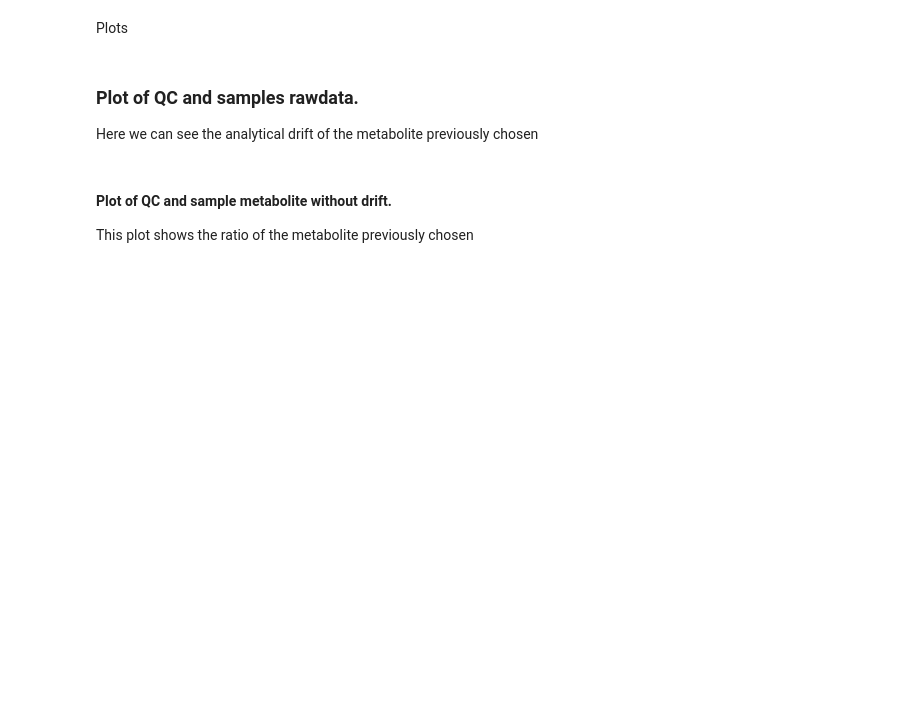
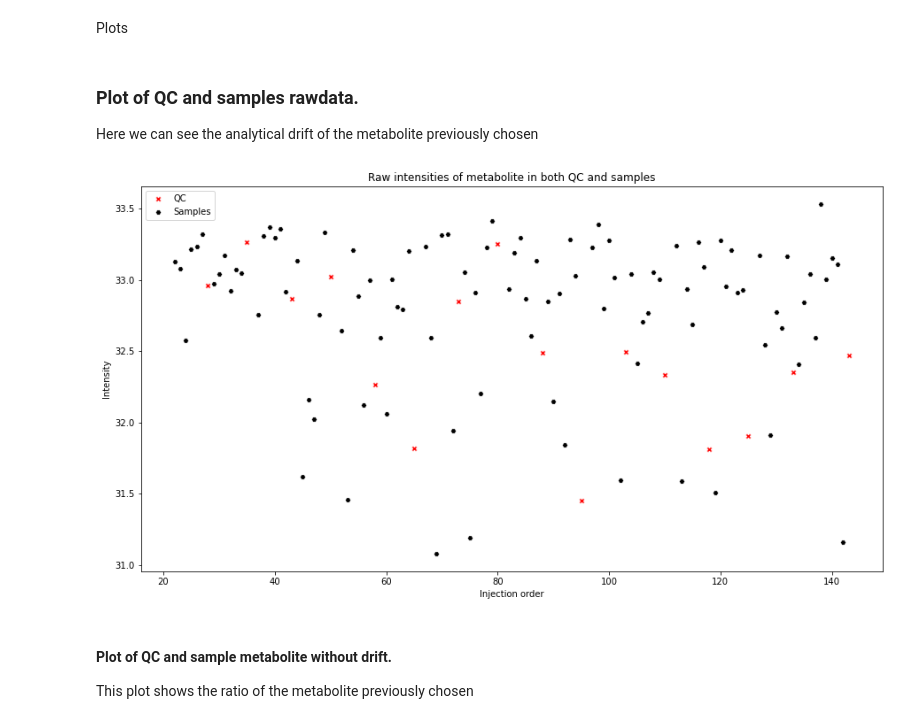
Before and after one commit to deniseda/MSC_THESIS_PUBLIC, a Jupyter notebook: sources/notebooks/Statistical_analysis/Statistical_analysis.ipynb, the cells around one changed output. Saved outputs shown, nothing was run; the diff lists cells and outputs as text; code cells hidden in the pictures; blank space fills up the shorter version.

```diff
--- a/sources/notebooks/Statistical_analysis/Statistical_analysis.ipynb
+++ b/sources/notebooks/Statistical_analysis/Statistical_analysis.ipynb
@@ -105,7 +105,9 @@ if met_n > len(sample_raw_metabolites):
 ### Plot of QC and samples rawdata.
 Here we can see the analytical drift of the metabolite previously chosen
 # %%
-plot_metabolite(qc_raw_injection_order, qc_raw_metabolites[met_n], sample_raw_injection_order, sample_raw_metabolites[met_n], METPLOT_XSIZE, METPLOT_YSIZE, 'Intensities of metabolite in both QC and samples')
+plot_metabolite(qc_raw_injection_order, qc_raw_metabolites[met_n], sample_raw_injection_order, sample_raw_metabolites[met_n], METPLOT_XSIZE, METPLOT_YSIZE, 'Raw intensities of metabolite in both QC and samples')
+# %% [output]
+[figure, added]
 # %% [markdown]
 #### Plot of QC and sample metabolite without drift.
 This plot shows the ratio of the metabolite previously chosen
```
Also changed, not shown: parts of 3 cells of this notebook, 1 other file.
